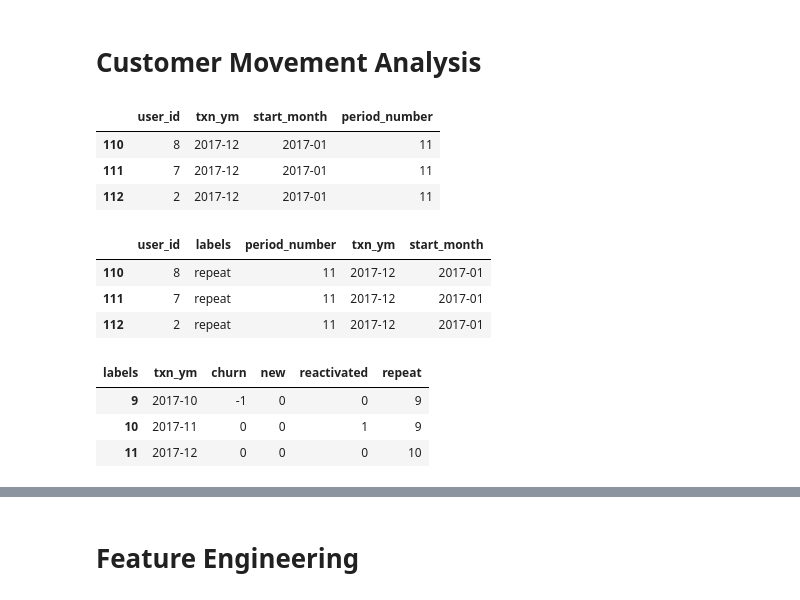
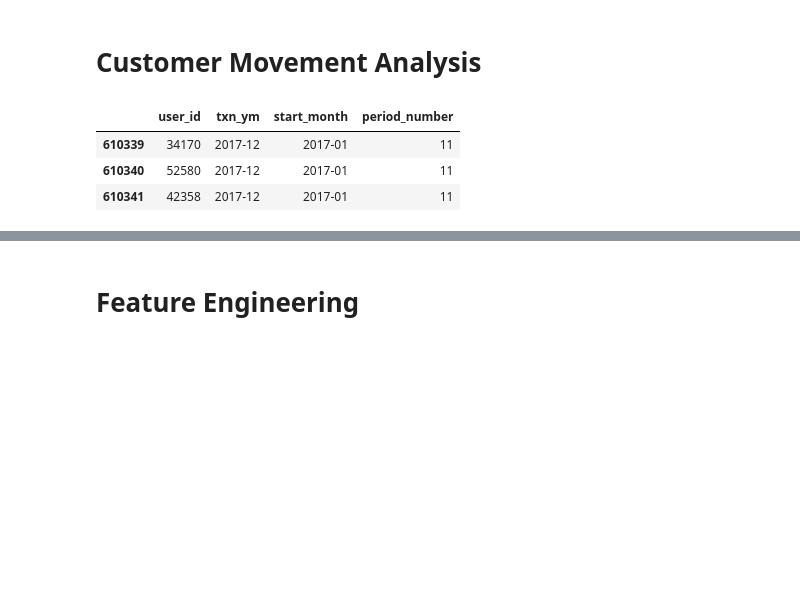
Before and after one commit to terjirapat/CreditCardChurning, a Jupyter notebook: main.ipynb, the cells around one changed output, grey strips where cells are left out. Cells and saved outputs as stored; diff of their text form; code cells hidden in the pictures; blank space fills up the shorter version.

```diff
--- a/main.ipynb
+++ b/main.ipynb
@@ -664,60 +646,50 @@ with sns.axes_style("white"):
 # %%
 df_churn = df_cctxn.copy()
 df_churn = df_churn[['user_id', 'txn_ym']].drop_duplicates().sort_values(by='txn_ym').reset_index(drop=True)
 df_churn['start_month'] = df_churn.groupby('user_id')['txn_ym'].transform('min')
 df_churn['period_number'] = (df_churn['txn_ym'] - df_churn['start_month']).apply(attrgetter('n')).astype(int)
 
-df_churn = df_churn[df_churn['user_id']<10].reset_index(drop=True)
+# df_churn = df_churn[df_churn['user_id']<10].reset_index(drop=True)
 
 df_churn.tail(3)
 # %% [output]
 |  | user_id | txn_ym | start_month | period_number |
-| 110 | 8 | 2017-12 | 2017-01 | 11 |
-| 111 | 7 | 2017-12 | 2017-01 | 11 |
-| 112 | 2 | 2017-12 | 2017-01 | 11 |
+| 610339 | 34170 | 2017-12 | 2017-01 | 11 |
+| 610340 | 52580 | 2017-12 | 2017-01 | 11 |
+| 610341 | 42358 | 2017-12 | 2017-01 | 11 |
 # %%
-# set status labels
+# # set status labels
 
-df_churn['labels'] = df_churn.apply(lambda row: 'new' if row['txn_ym'] == row['start_month'] else '', axis=1)
-maxmonth = df_churn['txn_ym'].max()
+# df_churn['labels'] = df_churn.apply(lambda row: 'new' if row['txn_ym'] == row['start_month'] else '', axis=1)
+# maxmonth = df_churn['txn_ym'].max()
 
-for user_id in df_churn['user_id'].unique() :
-    period = df_churn.loc[df_churn['user_id'] == user_id, :]['period_number']
-    n = 0
+# for user_id in df_churn['user_id'].unique() :
+#     period = df_churn.loc[df_churn['user_id'] == user_id, :]['period_number']
+#     n = 0
 
-    for p in period:
-        if n+1==p :
-            df_churn.loc[(df_churn['user_id'] == user_id) & (df_churn['period_number'] == p), ['labels']] = df_churn.loc[(df_churn['user_id'] == user_id) & (df_churn['period_number'] == p), ['labels']].replace('','repeat')
-            n+=1
+#     for p in period:
+#         if n+1==p :
+#             df_churn.loc[(df_churn['user_id'] == user_id) & (df_churn['period_number'] == p), ['labels']] = df_churn.loc[(df_churn['user_id'] == user_id) & (df_churn['period_number'] == p), ['labels']].replace('','repeat')
+#             n+=1
 
-        elif n+1 < p :
-            last_order = df_churn.loc[(df_churn['user_id'] == user_id) & (df_churn['period_number'] == n)]
-            new_row = pd.DataFrame({'user_id': user_id, 'labels': 'churn', 'period_number':n+1, 'txn_ym':last_order['txn_ym'].values[0]+1}, index=[0])
-            df_churn = pd.concat([new_row,df_churn.loc[:]])
+#         elif n+1 < p :
+#             last_order = df_churn.loc[(df_churn['user_id'] == user_id) & (df_churn['period_number'] == n)]
+#             new_row = pd.DataFrame({'user_id': user_id, 'labels': 'churn', 'period_number':n+1, 'txn_ym':last_order['txn_ym'].values[0]+1}, index=[0])
+#             df_churn = pd.concat([new_row,df_churn.loc[:]])
 
-            df_churn.loc[(df_churn['user_id'] == user_id) & (df_churn['period_number'] == p), ['labels']] = df_churn.loc[(df_churn['user_id'] == user_id) & (df_churn['period_number'] == p), ['labels']].replace('','reactivated')
-            n=p
+#             df_churn.loc[(df_churn['user_id'] == user_id) & (df_churn['period_number'] == p), ['labels']] = df_churn.loc[(df_churn['user_id'] == user_id) & (df_churn['period_number'] == p), ['labels']].replace('','reactivated')
+#             n=p
 
-    user_maxmonth = df_churn[df_churn['user_id'] == user_id]['txn_ym'].max()
-    if user_maxmonth != maxmonth:
-        new_row = pd.DataFrame({'user_id': user_id, 'labels': 'churn', 'period_number':p+1, 'txn_ym':user_maxmonth+1}, index=[0])
-        df_churn = pd.concat([new_row,df_churn.loc[:]])
+#     user_maxmonth = df_churn[df_churn['user_id'] == user_id]['txn_ym'].max()
+#     if user_maxmonth != maxmonth:
+#         new_row = pd.DataFrame({'user_id': user_id, 'labels': 'churn', 'period_number':p+1, 'txn_ym':user_maxmonth+1}, index=[0])
+#         df_churn = pd.concat([new_row,df_churn.loc[:]])
 
-df_churn.tail(3)
+# df_churn.tail(3)
-# %% [output]
-|  | user_id | labels | period_number | txn_ym | start_month |
-| 110 | 8 | repeat | 11 | 2017-12 | 2017-01 |
-| 111 | 7 | repeat | 11 | 2017-12 | 2017-01 |
-| 112 | 2 | repeat | 11 | 2017-12 | 2017-01 |
 # %%
-df_churn_plot = pd.pivot_table(data=df_churn, values='user_id', index='txn_ym', columns='labels', aggfunc='count', fill_value=0).reset_index()
-df_churn_plot['churn'] = -df_churn_plot['churn']
-df_churn_plot['txn_ym'] = df_churn_plot['txn_ym'].astype('str')
+# df_churn_plot = pd.pivot_table(data=df_churn, values='user_id', index='txn_ym', columns='labels', aggfunc='count', fill_value=0).reset_index()
+# df_churn_plot['churn'] = -df_churn_plot['churn']
+# df_churn_plot['txn_ym'] = df_churn_plot['txn_ym'].astype('str')
 
-df_churn_plot.tail(3)
+# df_churn_plot.tail(3)
-# %% [output]
-| labels | txn_ym | churn | new | reactivated | repeat |
-| 9 | 2017-10 | -1 | 0 | 0 | 9 |
-| 10 | 2017-11 | 0 | 0 | 1 | 9 |
-| 11 | 2017-12 | 0 | 0 | 0 | 10 |
 # %%
```
Also changed, not shown: parts of 19 cells of this notebook.
